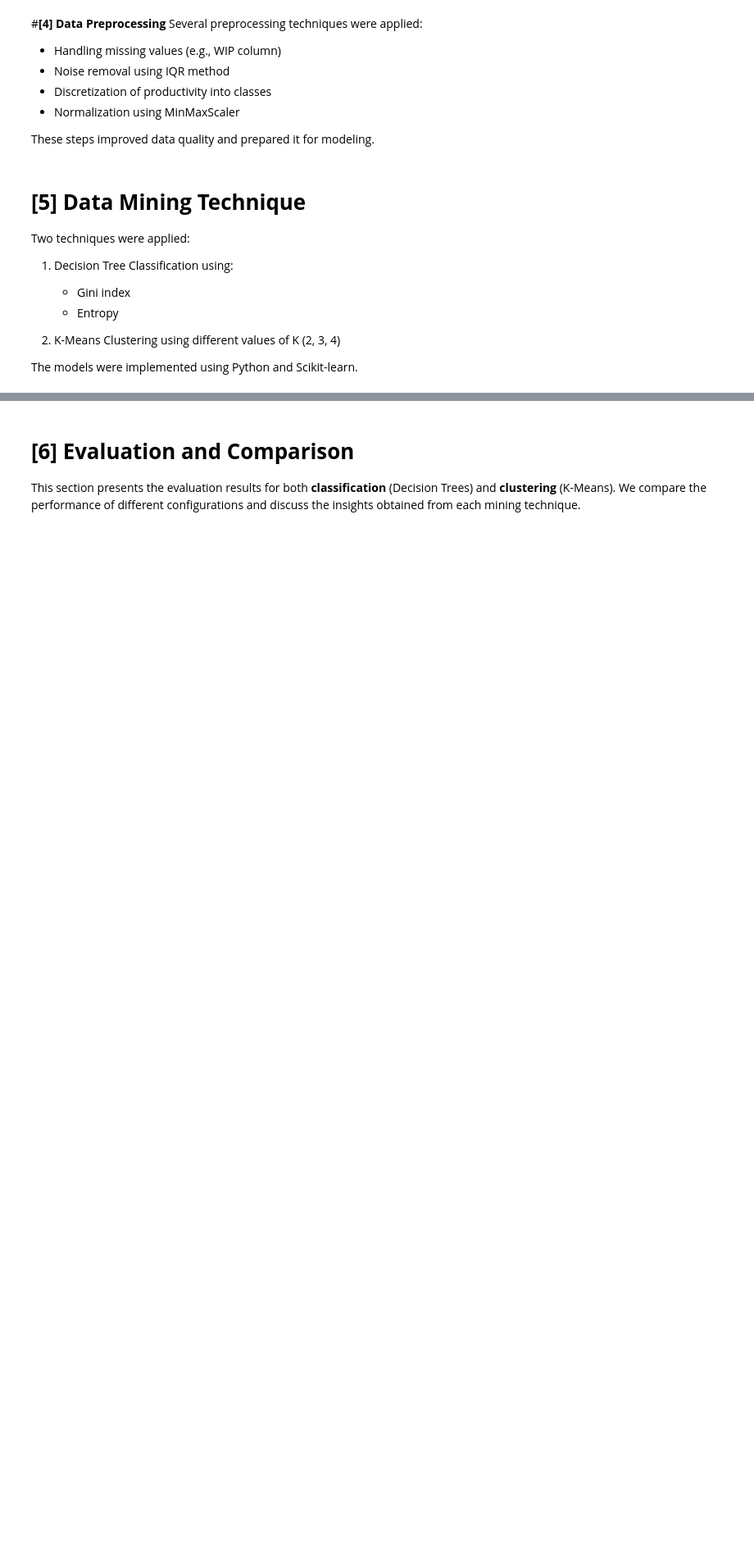
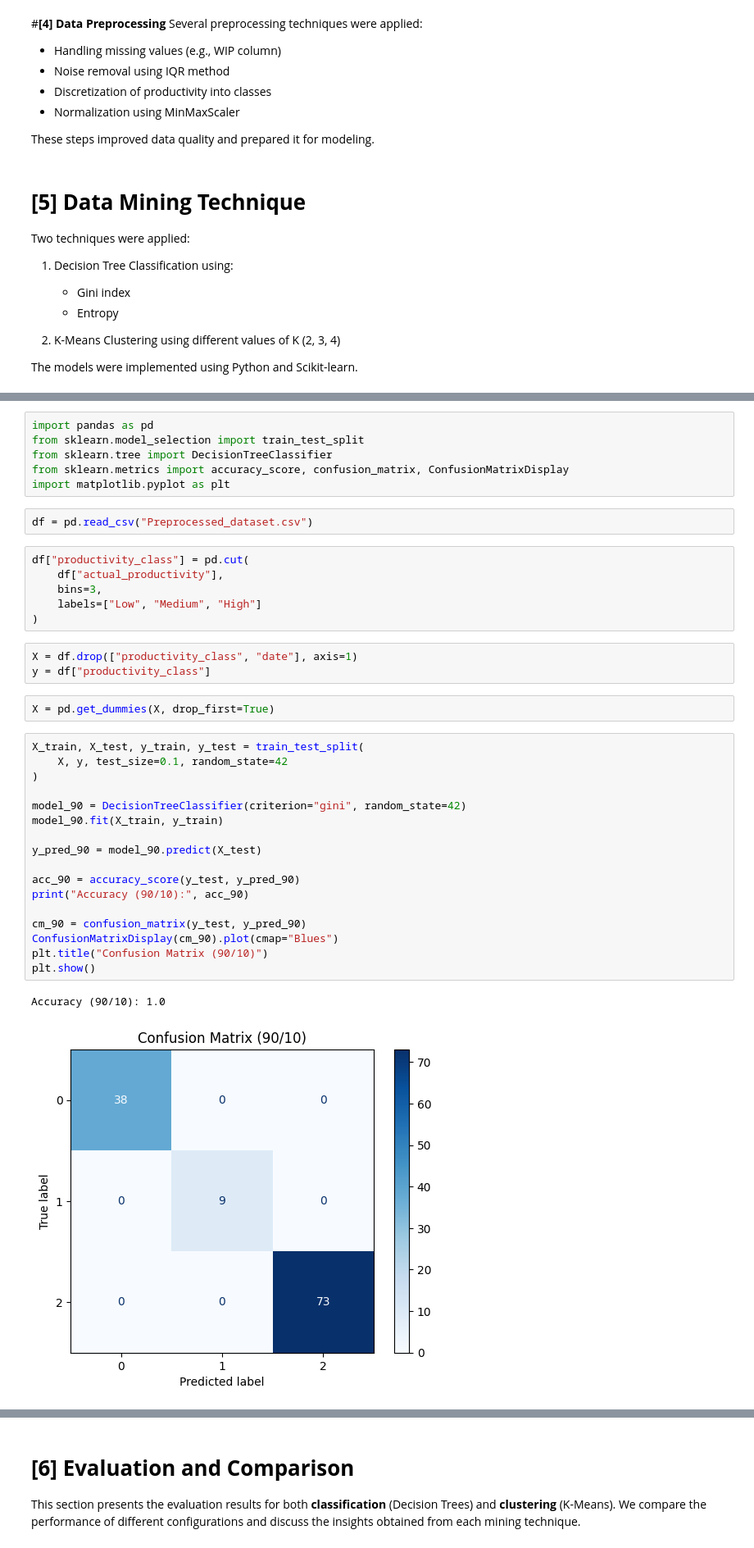
Before and after one commit to hind190/Data-Mining-Project-, a Jupyter notebook: Phase3.ipynb, the cells around one changed output, grey strips where cells are left out. Shown at 82% size. Cells and saved outputs as stored; diff of their text form; blank space fills up the shorter version.

```diff
--- a/Phase3.ipynb
+++ b/Phase3.ipynb
@@ -61,0 +75,39 @@ The models were implemented using Python and Scikit-learn.
+# %%
+import pandas as pd
+from sklearn.model_selection import train_test_split
+from sklearn.tree import DecisionTreeClassifier
+from sklearn.metrics import accuracy_score, confusion_matrix, ConfusionMatrixDisplay
+import matplotlib.pyplot as plt
+# %%
+df = pd.read_csv("Preprocessed_dataset.csv")
+# %%
+df["productivity_class"] = pd.cut(
+    df["actual_productivity"],
+    bins=3,
+    labels=["Low", "Medium", "High"]
+)
+# %%
+X = df.drop(["productivity_class", "date"], axis=1)
+y = df["productivity_class"]
+# %%
+X = pd.get_dummies(X, drop_first=True)
+# %%
+X_train, X_test, y_train, y_test = train_test_split(
+    X, y, test_size=0.1, random_state=42
+)
+
+model_90 = DecisionTreeClassifier(criterion="gini", random_state=42)
+model_90.fit(X_train, y_train)
+
+y_pred_90 = model_90.predict(X_test)
+
+acc_90 = accuracy_score(y_test, y_pred_90)
+print("Accuracy (90/10):", acc_90)
+
+cm_90 = confusion_matrix(y_test, y_pred_90)
+ConfusionMatrixDisplay(cm_90).plot(cmap="Blues")
+plt.title("Confusion Matrix (90/10)")
+plt.show()
+# %% [output]
+Accuracy (90/10): 1.0
+[figure, added]
```
Also changed, not shown: parts of 25 cells of this notebook.
